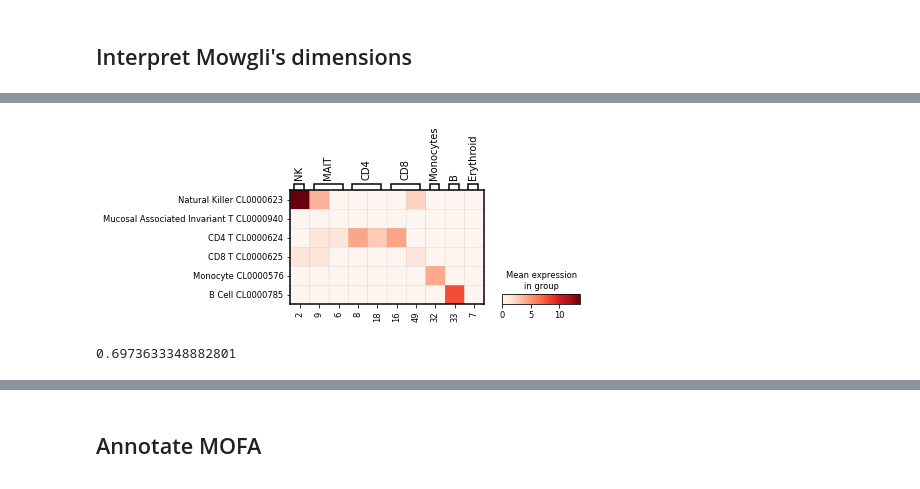
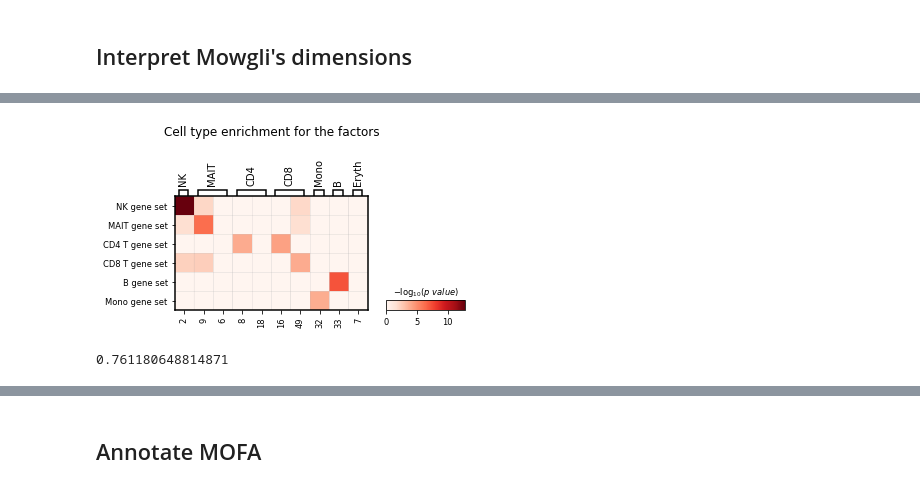
Before and after one commit to cantinilab/mowgli_reproducibility, a Jupyter notebook: visualize/visualize_part2.ipynb, the cells around one changed output, grey strips where cells are left out. Drawn from its saved outputs; the diff is of its cells as text; code cells hidden in the pictures.

```diff
--- a/visualize/visualize_part2.ipynb
+++ b/visualize/visualize_part2.ipynb
@@ -25,3 +37,19 @@ w_folder = "/users/csb/huizing/Documents/PhD/Code/Mowgli/local_analysis/from_jz/
+# %%
+# Compute quality control metrics.
+rna_all_genes.var["mt"] = rna_all_genes.var_names.str.startswith("rna:MT-")
+sc.pp.calculate_qc_metrics(
+    rna_all_genes,
+    qc_vars=["mt"],
+    percent_top=None,
+    log1p=False,
+    inplace=True,
+)
+
+# Perform per-cell normalization.
+sc.pp.normalize_total(rna_all_genes, target_sum=1e4)
+
+# Log-transform the counts.
+sc.pp.log1p(rna_all_genes)
 # %%
 # Load the data.
 mdata = mu.read_h5mu(data_folder + "TEA/tea_preprocessed.h5mu.gz")
@@ -190,37 +382,48 @@ for i, celltype in enumerate(celltypes):
     idx &= enr["method"] == "mowgli"
     mowgli_pvals.X[i, enr.loc[idx, "dim"]] = enr.loc[idx, "minlogp"]
 mowgli_pvals.obs["celltype"] = pd.Categorical(mowgli_pvals.obs_names)
+# %%
+mowgli_pvals.obs["celltype"].cat.categories = [
+    "B gene set",
+    "CD4 T gene set",
+    "CD8 T gene set",
+    "Mono gene set",
+    "MAIT gene set",
+    "NK gene set",
+]
 # %%
 varnames = {
     "NK": ["2"],
     "MAIT": ["9", "6"],
     "CD4": ["8", "18"],
     "CD8": ["16", "49"],
-    "Monocytes": ["32"],
+    "Mono": ["32"],
     "B": ["33"],
-    "Erythroid": ["7"],
+    "Eryth": ["7"],
     # " ": ["1", "3", "4", "5", "10", "11", "12", "13", "14", "15", "17", "19", "20", "21", "22", "23", "24", "25", "26", "27", "28", "29", "30", "31", "35", "36", "37", "38", "39", "40", "41", "42", "43", "44", "45", "46", "47", "48"],
 }
 sc.pl.matrixplot(
     mowgli_pvals,
     varnames,
     groupby="celltype",
     categories_order=[
-        "Natural Killer CL0000623",
-        "Mucosal Associated Invariant T CL0000940",
-        "CD4 T CL0000624",
-        "CD8 T CL0000625",
-        "Monocyte CL0000576",
-        "B Cell CL0000785",
+        "NK gene set",
+        "MAIT gene set",
+        "CD4 T gene set",
+        "CD8 T gene set",
+        "B gene set",
+        "Mono gene set",
     ],
     cmap="Reds",
+    title="Cell type enrichment for the factors",
+    colorbar_title=r"$-\log_{10}(p~value)$",
 )
 # %% [output]
-[figure, old version]
+[figure, new version]
 # %%
 # Pearson correlation.
 
-idx = [2, 9, 6, 8, 18, 16, 49, 32, 33, 7]
+idx = [2, 9, 6, 8, 18, 16, 49, 32, 33]
 
 pval_matrix = mowgli_pvals[
     [
@@ -247,4 +450,4 @@ mean_dim_matrix = np.vstack(
 
 pearsonr(pval_matrix.ravel(), mean_dim_matrix.ravel())[0]
 # %% [output]
-0.6973633348882801
+0.761180648814871
```
Also changed, not shown: parts of 30 cells of this notebook, 9 other files.
